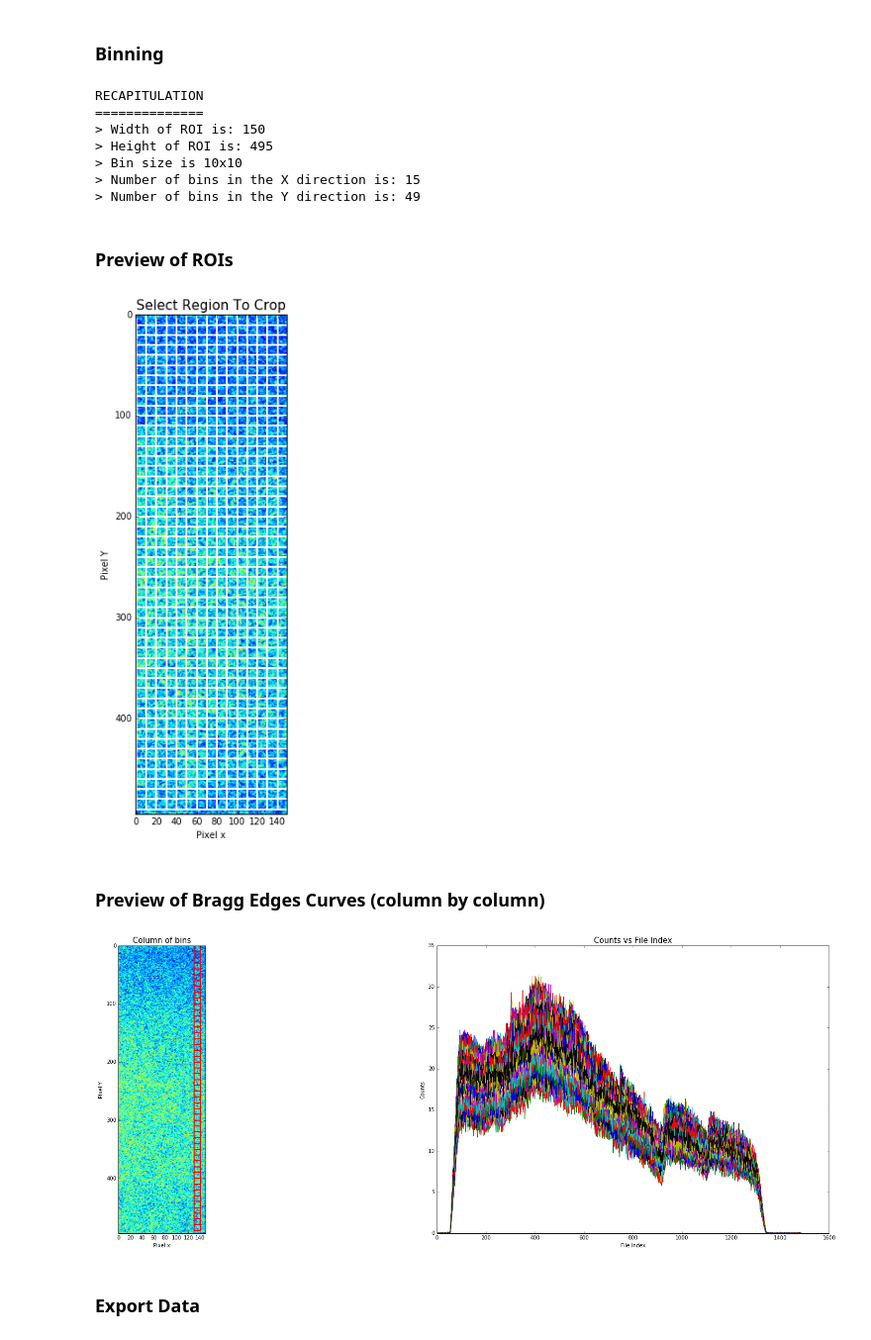
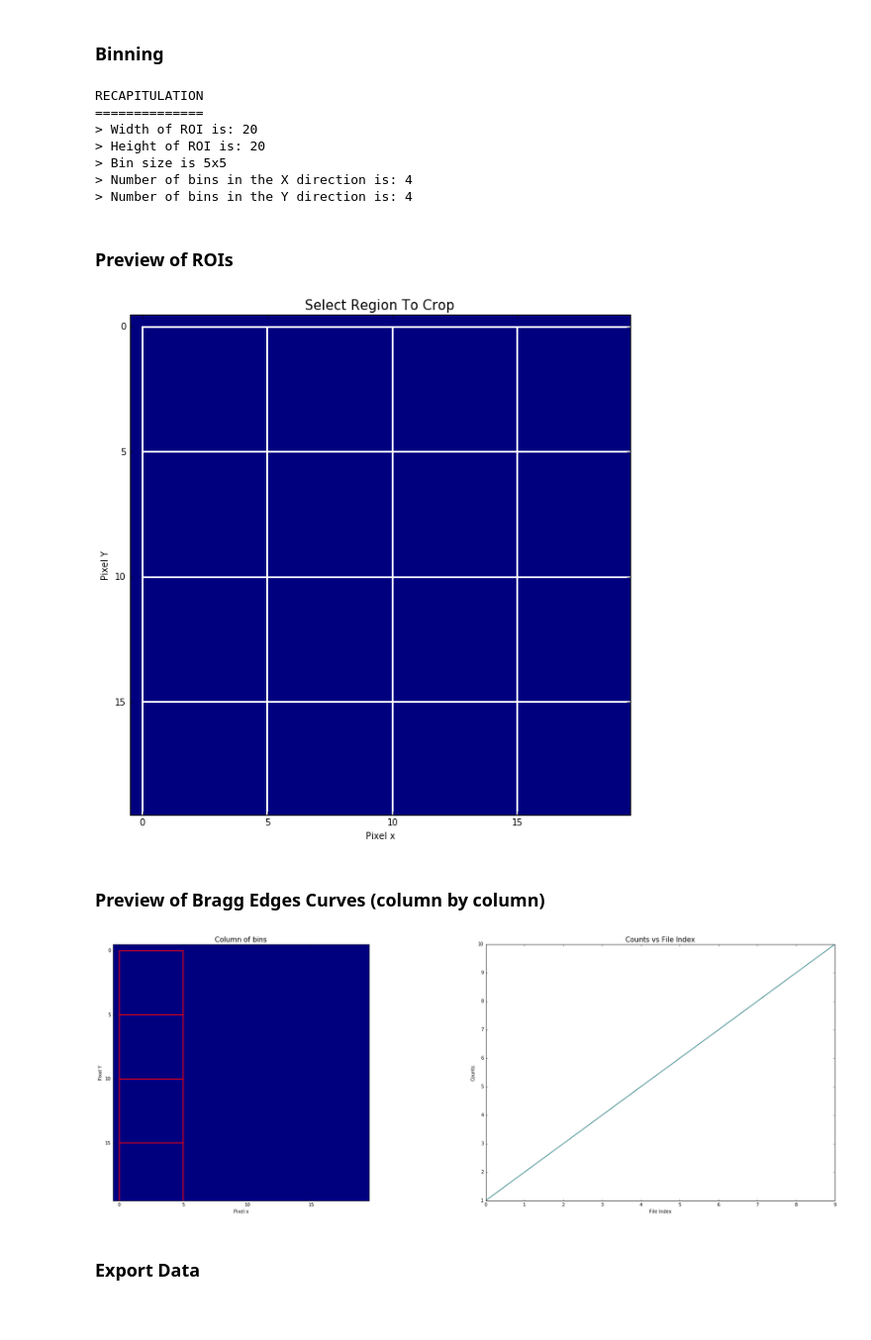
Before and after one commit to ornlneutronimaging/BraggEdgeNotebooks, a Jupyter notebook: counts_vs_time_bins_region/work_column_by_column.ipynb, the cells around one changed output. Shown: that part at 99% size. Saved outputs shown, nothing was run; the diff lists cells and outputs as text; code cells hidden in the pictures.

```diff
--- a/counts_vs_time_bins_region/work_column_by_column.ipynb
+++ b/counts_vs_time_bins_region/work_column_by_column.ipynb
@@ -25,7 +25,7 @@ import load_handler
 # %% [markdown]
 ## Loading FITS folder
 # %%
-default_dir = '/Volumes/my_book_thunderbolt_duo/IPTS/BraggEdge/SNAP/April8_2015/'
+default_dir = '/Volumes/my_book_thunderbolt_duo/IPTS/FITSimage'
 # %%
 %gui qt
 dir_name = gui_widgets.gui_dname(dir = default_dir)
@@ -102,7 +102,7 @@ display(w)
 # calculate cropped regions
 cropped_data = []
 for index, _data in enumerate(data):
-    _cropped = _data[y_top:y_bottom, x_left:x_right]
+    _cropped = _data[y_top:y_bottom+1, x_left:x_right+1]
     cropped_data.append(_cropped)
     w.value = index
 
@@ -147,7 +147,7 @@ check = interact(plot_image_for_cropping,
 # %% [markdown]
 ### Binning
 # %%
-bin_value = 10       # pixels x pixels
+bin_value = 5       # pixels x pixels
 # %%
 print("RECAPITULATION")
 print("==============")
@@ -161,11 +161,11 @@ print("> Number of bins in the Y direction is: {}".format(number_y_bin))
 # %% [output]
 RECAPITULATION
 ==============
-> Width of ROI is: 150
-> Height of ROI is: 495
-> Bin size is 10x10
-> Number of bins in the X direction is: 15
-> Number of bins in the Y direction is: 49
+> Width of ROI is: 20
+> Height of ROI is: 20
+> Bin size is 5x5
+> Number of bins in the X direction is: 4
+> Number of bins in the Y direction is: 4
 # %% [markdown]
 ### Preview of ROIs
 # %%
@@ -205,7 +205,7 @@ check = interact(preview_image_binning,
                                       step=1, value=0,
                                       description='File index'))
 # %% [output]
-[figure, old version]
+[figure, new version]
 # %% [markdown]
 ### Preview of Bragg Edges Curves (column by column)
 # %%
@@ -239,35 +239,35 @@ def preview_bragg_edges_row_by_row(file_index, column_index):
         ax_plot.plot(_plot)
     ax_plot.set_title("Counts vs File Index", fontsize=15)
     ax_plot.set_xlabel("File Index")
     ax_plot.set_ylabel("Counts")
 
     for y_offset in np.arange(number_y_bin):
 
         x_left = column_index * bin_value
         x_right = (column_index + 1) * bin_value
         y_top = y_offset * bin_value
         y_bottom = (y_offset + 1) * bin_value
 
         _rectangle = patches.Rectangle(
             (x_left, y_top),
             x_right - x_left,
             y_bottom - y_top,
             edgecolor = "red",
             linewidth = 2,
             fill = False)
         ax_img.add_patch(_rectangle)
 
 check = interact(preview_bragg_edges_row_by_row,
             file_index =widgets.IntSlider(min=0,
                                       max=number_of_files-1,
                                       step=1, value=0,
                                       description='File index'),
              column_index =widgets.IntSlider(min=0,
-                                      max=number_x_bin,
+                                      max=number_x_bin-1,
                                       step=1, value=0,
                                       description='column index'))
 # %% [output]
-[figure, old version]
+[figure, new version]
 # %% [markdown]
 ### Export Data
 # %% [markdown]
```
Also changed, not shown: parts of 3 cells of this notebook, 3 other files.
